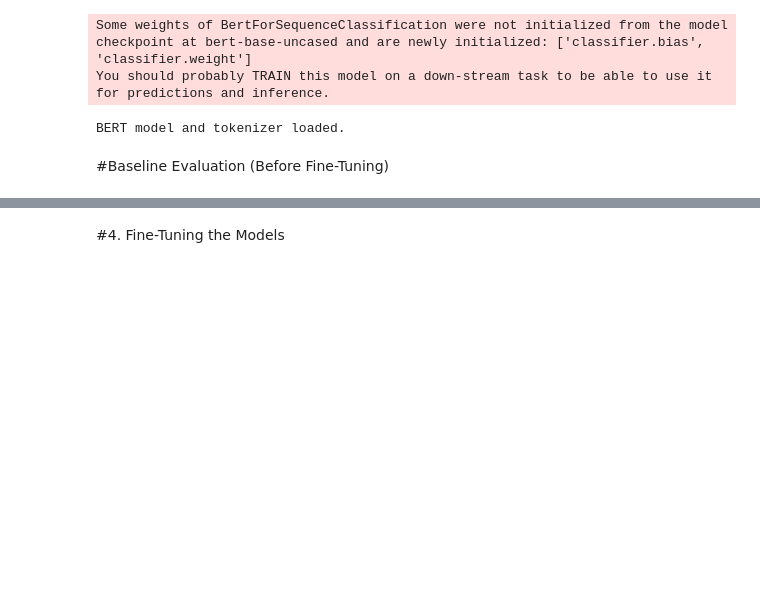
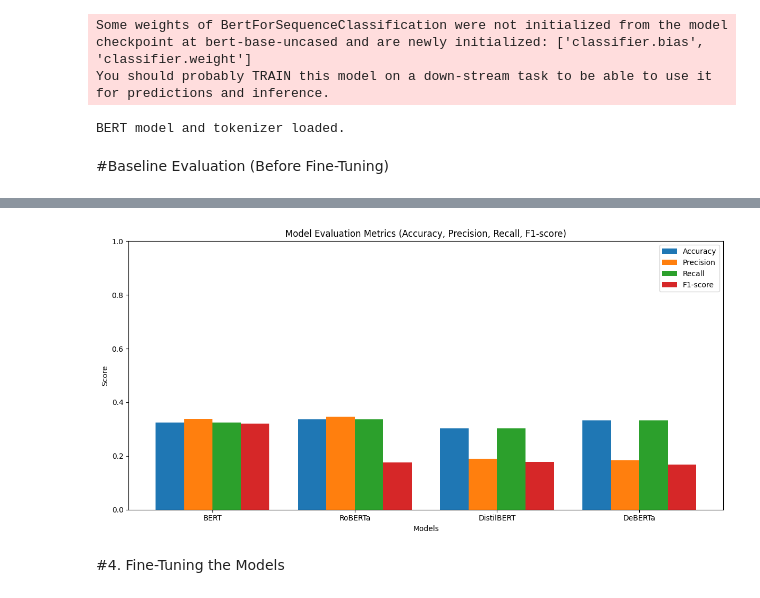
Before and after one commit to Malik22G/Thesis, a Jupyter notebook: modelComparison.ipynb, the cells around one changed output, grey strips where cells are left out. Cells and saved outputs as stored; diff of their text form; code cells hidden in the pictures; blank space fills up the shorter version.

```diff
--- a/modelComparison.ipynb
+++ b/modelComparison.ipynb
@@ -351,2 +340,31 @@ DeBERTa - Precision: 0.43, Recall: 0.64, F1: 0.51
+# %%
+import matplotlib.pyplot as plt
+import numpy as np
+
+# Prepare data including Accuracy
+metrics = ['Accuracy', 'Precision', 'Recall', 'F1-score']
+models = list(baseline_metrics.keys())
+data = [[baseline_metrics[model][metric] for model in models] for metric in metrics]
+
+x = np.arange(len(models))
+width = 0.2
+
+# Plot grouped bars
+fig, ax = plt.subplots(figsize=(12, 6))
+for i, metric in enumerate(metrics):
+    ax.bar(x + i*width, data[i], width, label=metric)
+
+# Customize plot
+ax.set_xlabel('Models')
+ax.set_ylabel('Score')
+ax.set_title('Model Evaluation Metrics (Accuracy, Precision, Recall, F1-score)')
+ax.set_xticks(x + width * 1.5)
+ax.set_xticklabels(models)
+ax.legend()
+plt.ylim(0, 1.0)
+plt.tight_layout()
+plt.show()
+# %% [output]
+[figure, added]
 # %% [markdown]
 #4. Fine-Tuning the Models
```
Also changed, not shown: parts of 21 cells of this notebook, 6 other files.
